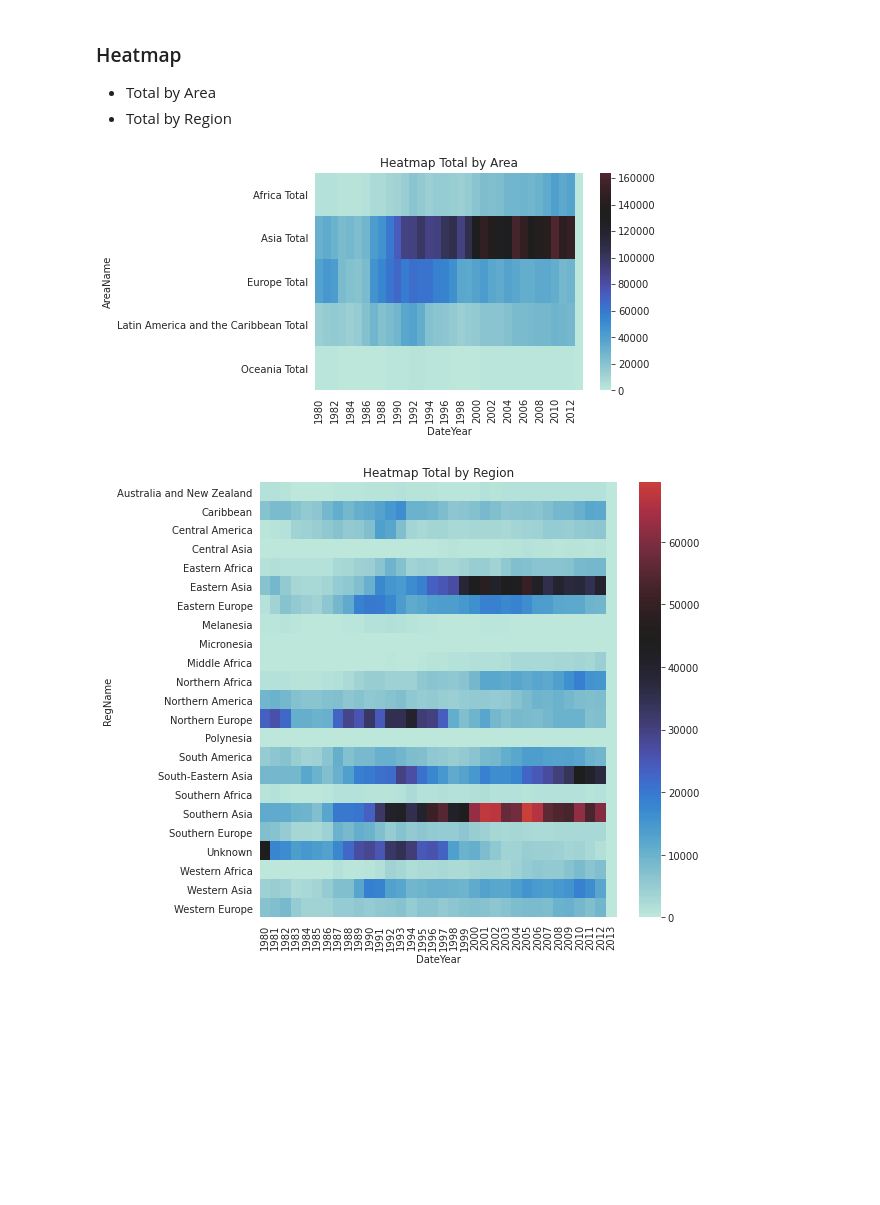
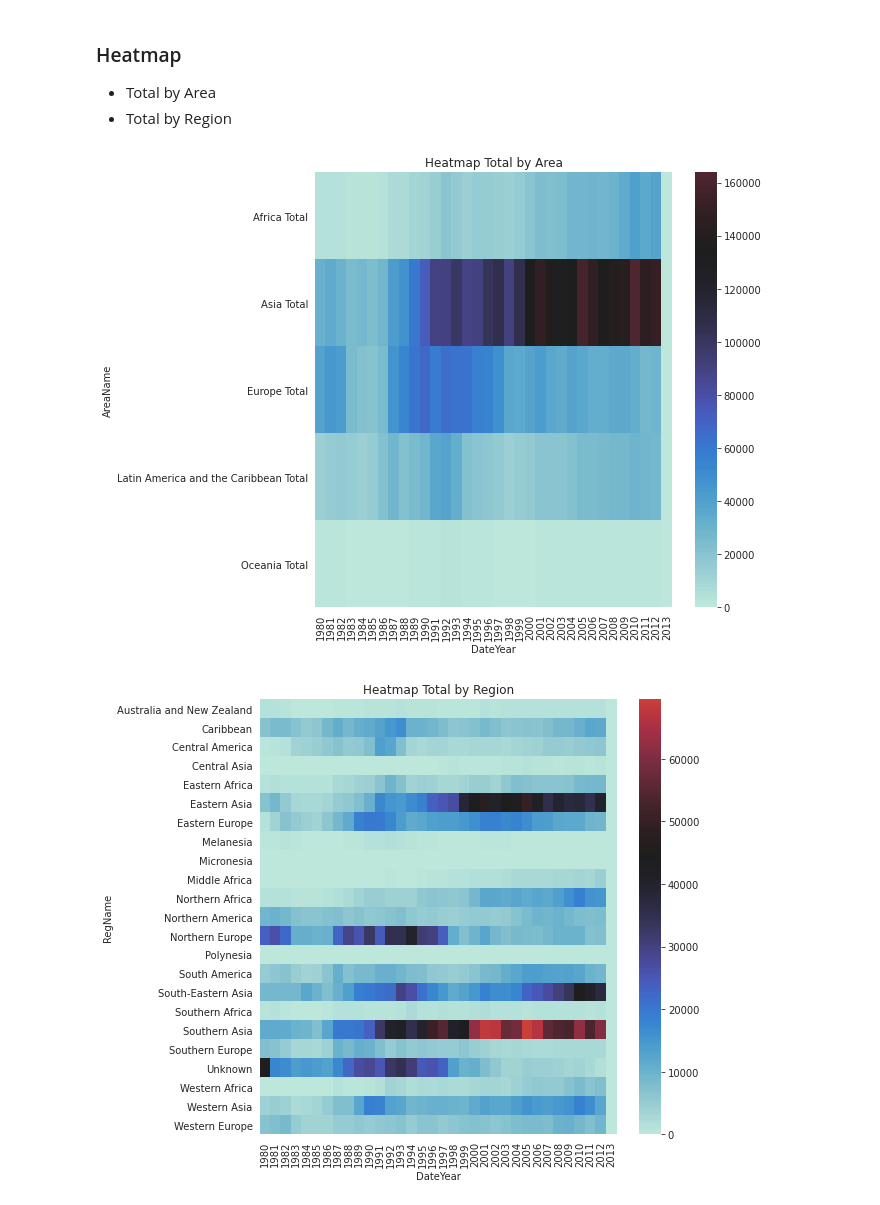
Before and after one commit to DaniloNunesMelo/Dan_Portfolio_Code, a Jupyter notebook: python-data-analysis/Inter-Migr-Flows-Canada/AppDan - Canada International Migration Flows.ipynb, the cells around one changed output. Drawn from its saved outputs; the diff is of its cells as text; code cells hidden in the pictures; blank space fills up the shorter version.

```diff
--- a/python-data-analysis/Inter-Migr-Flows-Canada/AppDan - Canada International Migration Flows.ipynb
+++ b/python-data-analysis/Inter-Migr-Flows-Canada/AppDan - Canada International Migration Flows.ipynb
@@ -329,14 +329,15 @@ plt.savefig(image5)
 # %%
 # Total by Area
 image6="HeatmapArea.png"
+ax = plt.subplots(figsize=(8,8))
 df_canada_migration_total_heat = df_canada_migration_total.pivot("AreaName","DateYear","PeopleQtd")
 ax = sns.heatmap(df_canada_migration_total_heat,center=df_canada_migration_total_heat.loc["Asia Total", 2000])
 
 plt.title('Heatmap Total by Area')
 
 plt.savefig(image6)
 # %% [output]
-[figure, old version]
+[figure, new version]
 # %%
 # Total by Region
 image7="HeatmapRegion.png"
```
Also changed, not shown: parts of 3 cells of this notebook, 2 other files.
